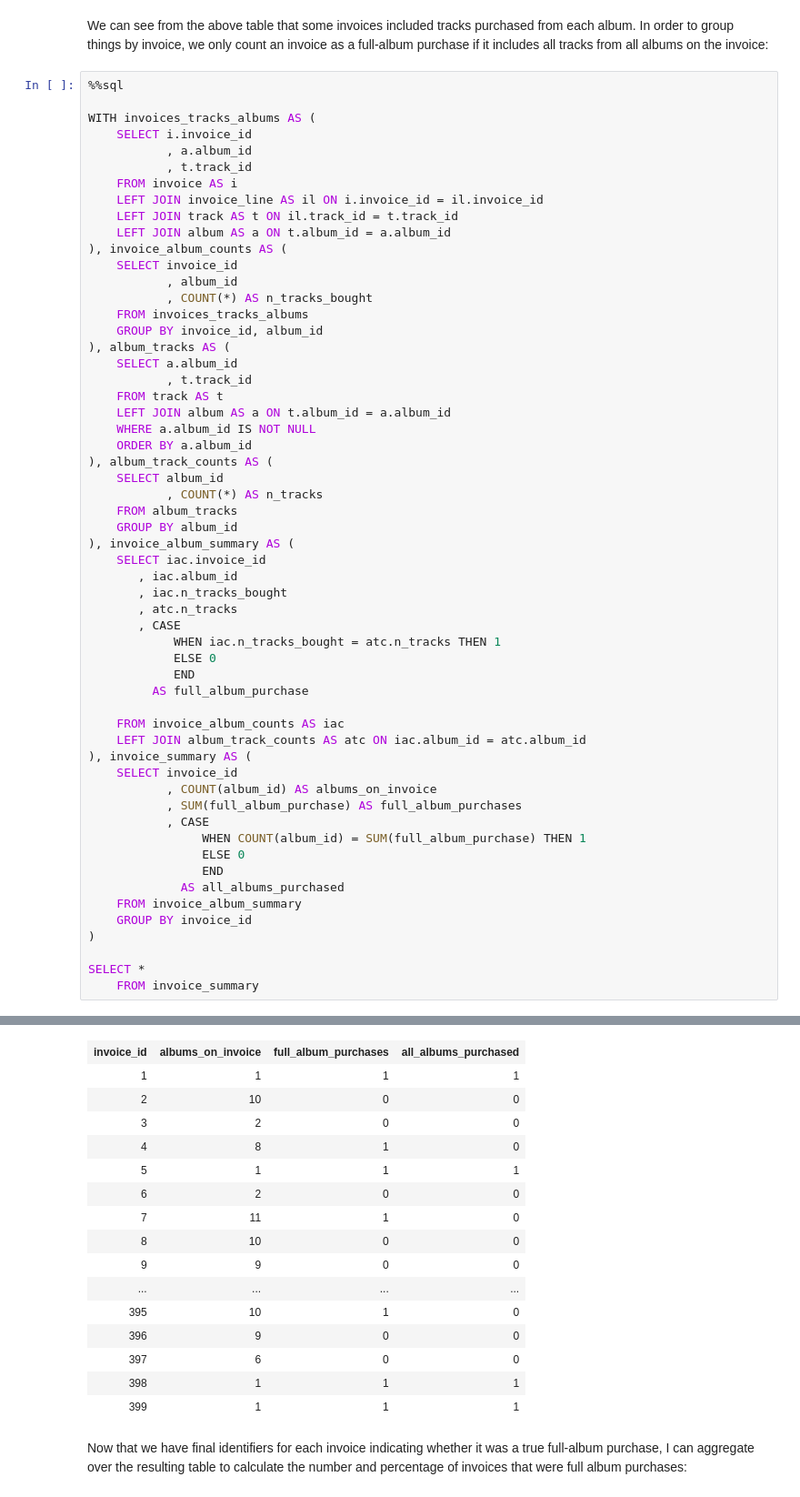
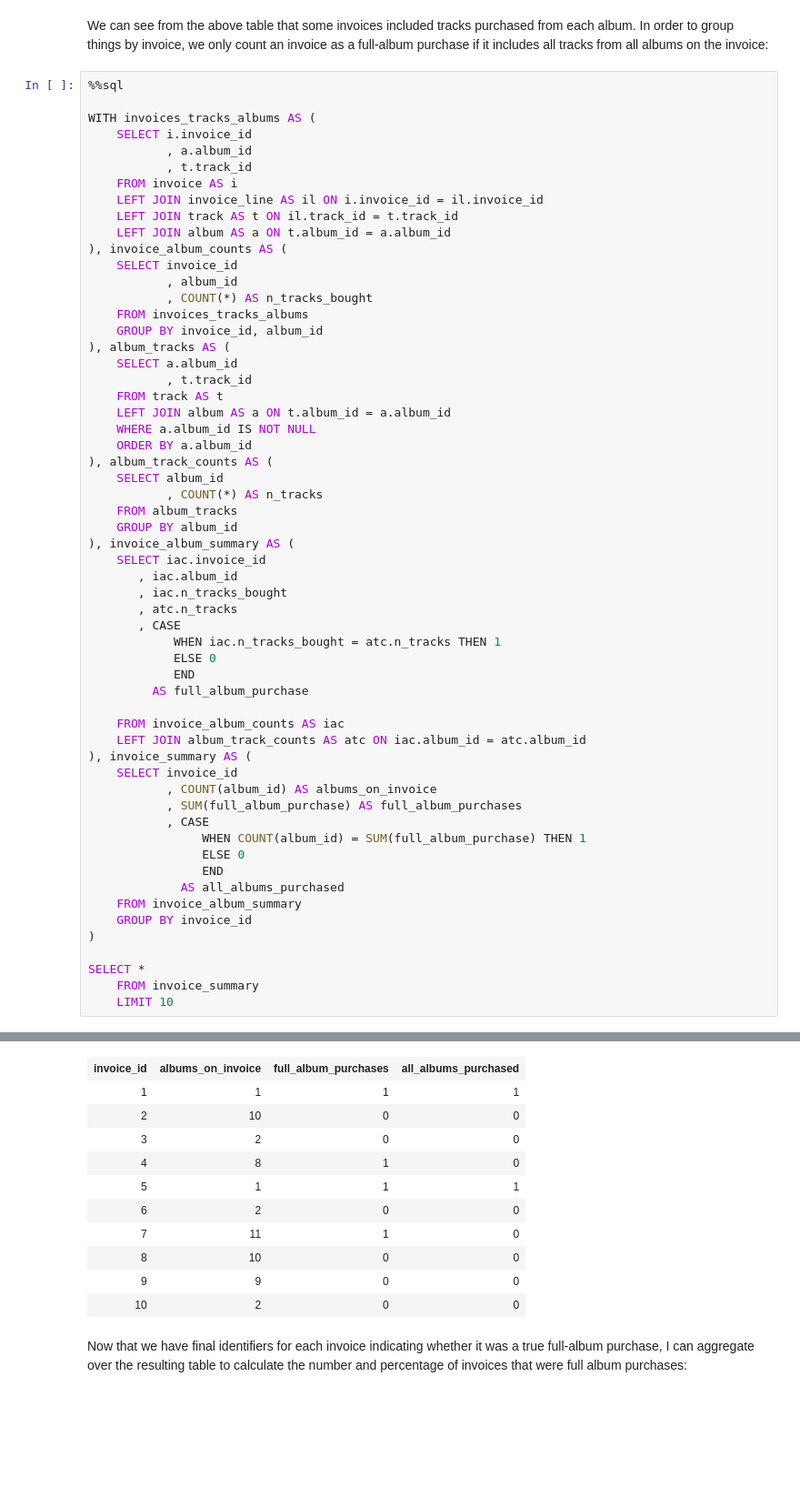
Before and after one commit to shelbybachman/chinook-business-questions, a Jupyter notebook: chinook-business-questions.ipynb, the cells around one changed output, grey strips where cells are left out. Shown: that part at 91% size. Saved outputs shown, nothing was run; the diff lists cells and outputs as text; blank space fills up the shorter version.

```diff
--- a/chinook-business-questions.ipynb
+++ b/chinook-business-questions.ipynb
@@ -545,39 +527,35 @@ WITH invoices_tracks_albums AS (
 
     FROM invoice_album_counts AS iac
     LEFT JOIN album_track_counts AS atc ON iac.album_id = atc.album_id
 ), invoice_summary AS (
     SELECT invoice_id
            , COUNT(album_id) AS albums_on_invoice
            , SUM(full_album_purchase) AS full_album_purchases
            , CASE
                 WHEN COUNT(album_id) = SUM(full_album_purchase) THEN 1
                 ELSE 0
                 END
              AS all_albums_purchased
     FROM invoice_album_summary
     GROUP BY invoice_id
 )
 
 SELECT *
     FROM invoice_summary
+    LIMIT 10
 # %% [output]
 Done.
 | invoice_id | albums_on_invoice | full_album_purchases | all_albums_purchased |
 | 1 | 1 | 1 | 1 |
 | 2 | 10 | 0 | 0 |
 | 3 | 2 | 0 | 0 |
 | 4 | 8 | 1 | 0 |
 | 5 | 1 | 1 | 1 |
 | 6 | 2 | 0 | 0 |
 | 7 | 11 | 1 | 0 |
 | 8 | 10 | 0 | 0 |
 | 9 | 9 | 0 | 0 |
-| ... | ... | ... | ... |
-| 395 | 10 | 1 | 0 |
-| 396 | 9 | 0 | 0 |
-| 397 | 6 | 0 | 0 |
-| 398 | 1 | 1 | 1 |
-| 399 | 1 | 1 | 1 |
+| 10 | 2 | 0 | 0 |
 # %% [markdown]
 Now that we have final identifiers for each invoice indicating whether it was a true full-album purchase, I can aggregate over the resulting table to calculate the number and percentage of invoices that were full album purchases:
 # %%
```
Also changed, not shown: parts of 6 cells of this notebook.
